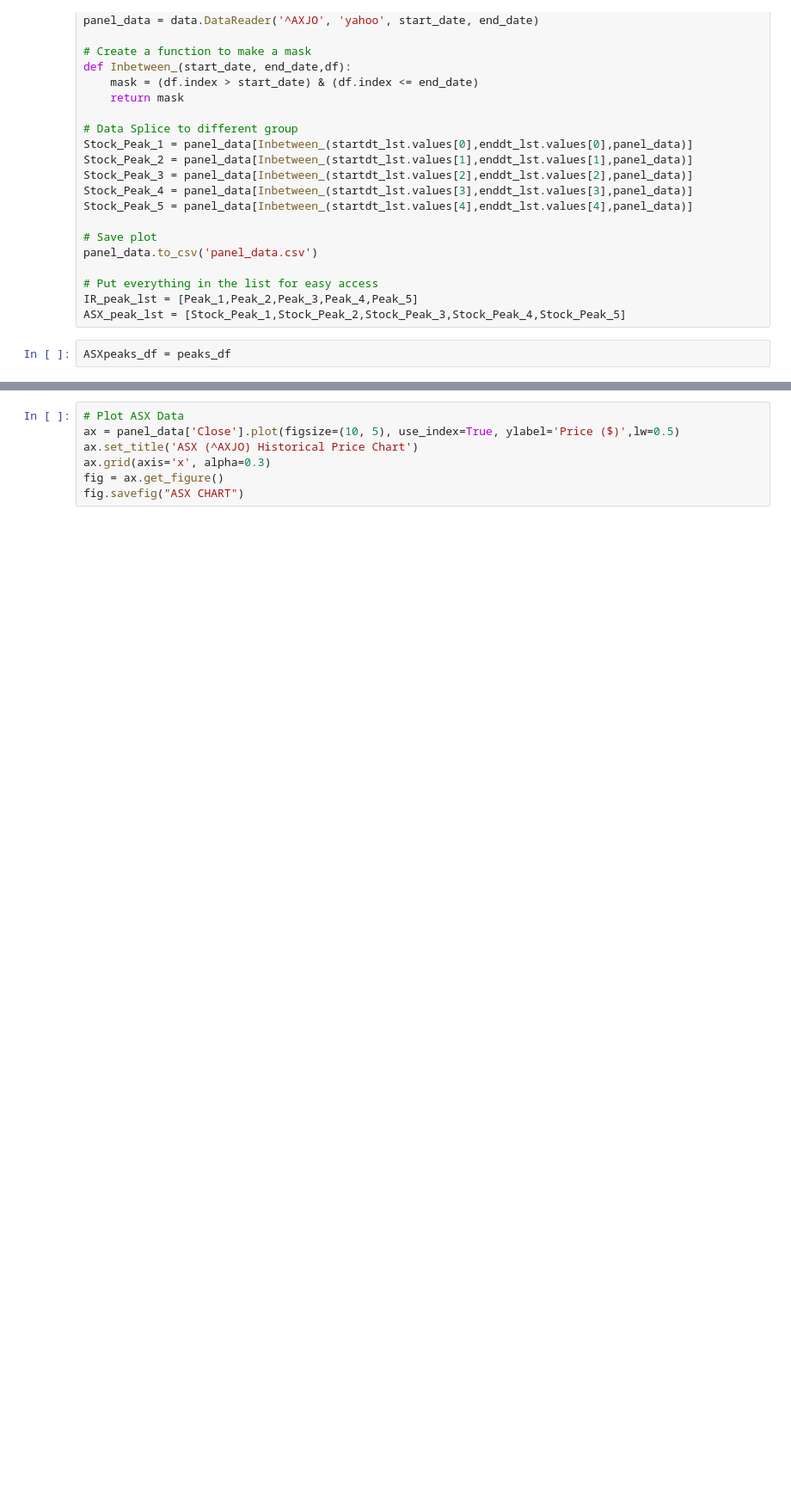
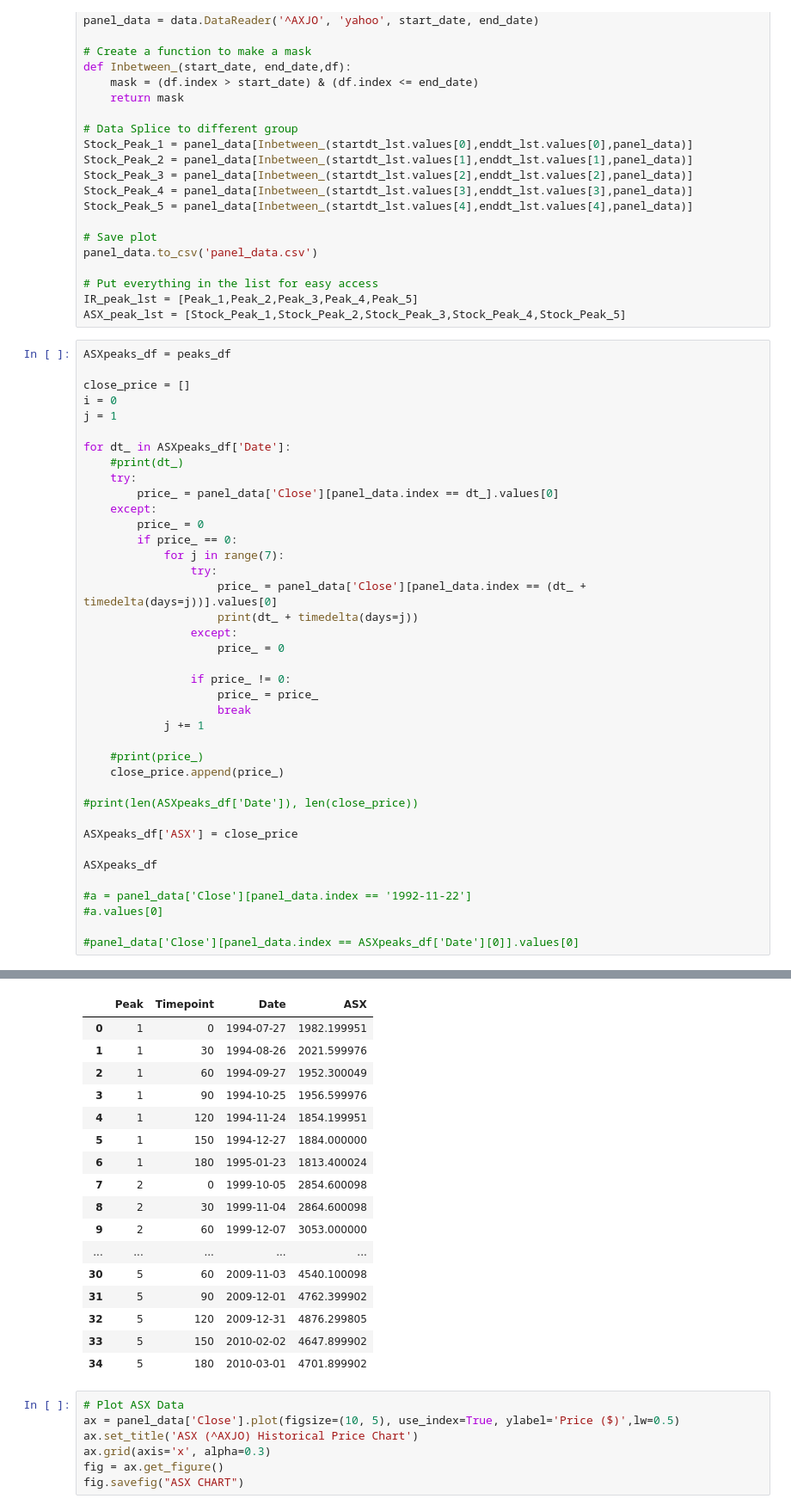
Before and after one commit to Richard-Turnbull/project-1, a Jupyter notebook: Project-1-Notebook.ipynb, the cells around one changed output, grey strips where cells are left out. Shown: that part at 86% size. Saved outputs shown, nothing was run; the diff lists cells and outputs as text; blank space fills up the shorter version.

```diff
--- a/Project-1-Notebook.ipynb
+++ b/Project-1-Notebook.ipynb
@@ -93,5 +110,43 @@ panel_data.to_csv('panel_data.csv')
 # Put everything in the list for easy access
 IR_peak_lst = [Peak_1,Peak_2,Peak_3,Peak_4,Peak_5]
 ASX_peak_lst = [Stock_Peak_1,Stock_Peak_2,Stock_Peak_3,Stock_Peak_4,Stock_Peak_5]
-# %%
-ASXpeaks_df = peaks_df
+# %%
+ASXpeaks_df = peaks_df
+
+close_price = []
+i = 0
+j = 1
+
+for dt_ in ASXpeaks_df['Date']:
+    #print(dt_)
+    try:
+        price_ = panel_data['Close'][panel_data.index == dt_].values[0]
+    except:
+        price_ = 0
+        if price_ == 0:
+            for j in range(7):
+                try:
+                    price_ = panel_data['Close'][panel_data.index == (dt_ + timedelta(days=j))].values[0]
+                    print(dt_ + timedelta(days=j))
+                except:
+                    price_ = 0
+
+                if price_ != 0:
+                    price_ = price_
+                    break
+            j += 1
+
+    #print(price_)
+    close_price.append(price_)
+
+#print(len(ASXpeaks_df['Date']), len(close_price))
+
+ASXpeaks_df['ASX'] = close_price
+
+ASXpeaks_df
+
+#a = panel_data['Close'][panel_data.index == '1992-11-22']
+#a.values[0]
+
+#panel_data['Close'][panel_data.index == ASXpeaks_df['Date'][0]].values[0]
+# %% [output]
@@ -98,3 +156,20 @@ ASXpeaks_df = peaks_df
+|  | Peak | Timepoint | Date | ASX |
+| 0 | 1 | 0 | 1994-07-27 | 1982.199951 |
+| 1 | 1 | 30 | 1994-08-26 | 2021.599976 |
+| 2 | 1 | 60 | 1994-09-27 | 1952.300049 |
+| 3 | 1 | 90 | 1994-10-25 | 1956.599976 |
+| 4 | 1 | 120 | 1994-11-24 | 1854.199951 |
+| 5 | 1 | 150 | 1994-12-27 | 1884.000000 |
+| 6 | 1 | 180 | 1995-01-23 | 1813.400024 |
+| 7 | 2 | 0 | 1999-10-05 | 2854.600098 |
+| 8 | 2 | 30 | 1999-11-04 | 2864.600098 |
+| 9 | 2 | 60 | 1999-12-07 | 3053.000000 |
+| ... | ... | ... | ... | ... |
+| 30 | 5 | 60 | 2009-11-03 | 4540.100098 |
+| 31 | 5 | 90 | 2009-12-01 | 4762.399902 |
+| 32 | 5 | 120 | 2009-12-31 | 4876.299805 |
+| 33 | 5 | 150 | 2010-02-02 | 4647.899902 |
+| 34 | 5 | 180 | 2010-03-01 | 4701.899902 |
 # %%
 # Plot ASX Data
 ax = panel_data['Close'].plot(figsize=(10, 5), use_index=True, ylabel='Price ($)',lw=0.5)
```
Also changed, not shown: parts of 3 cells of this notebook, 3 other files.
